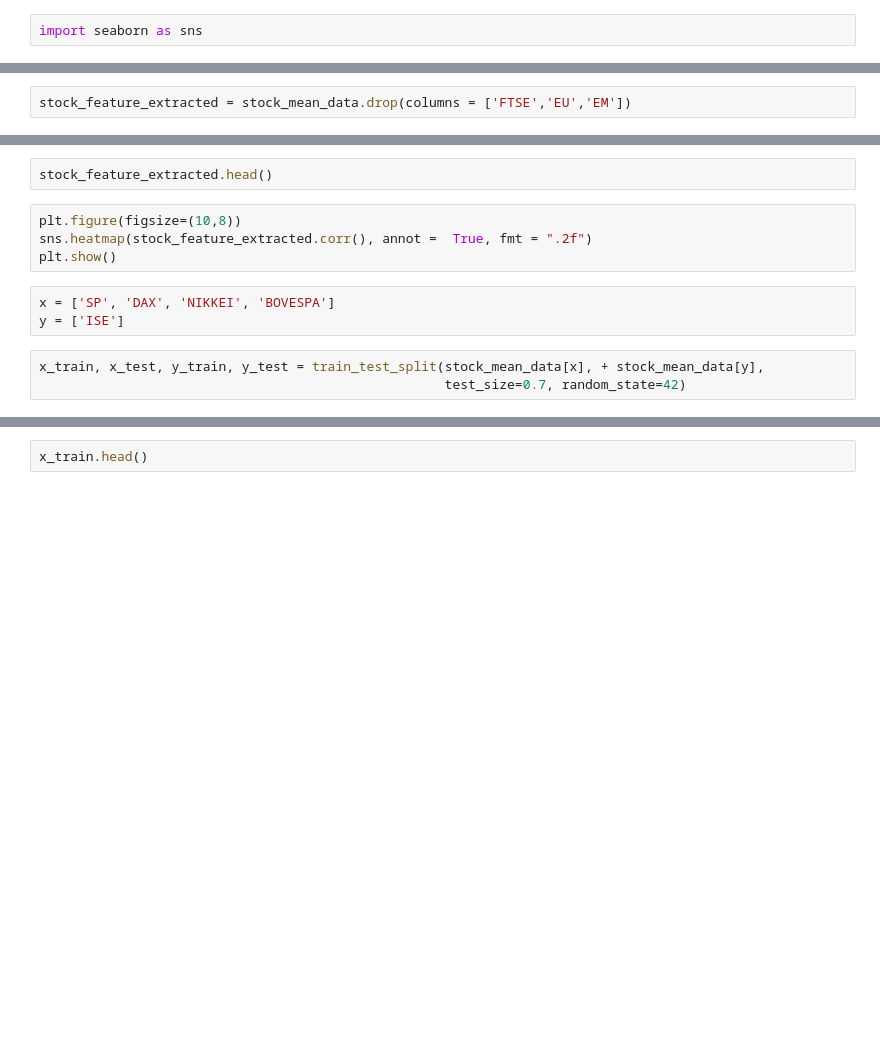
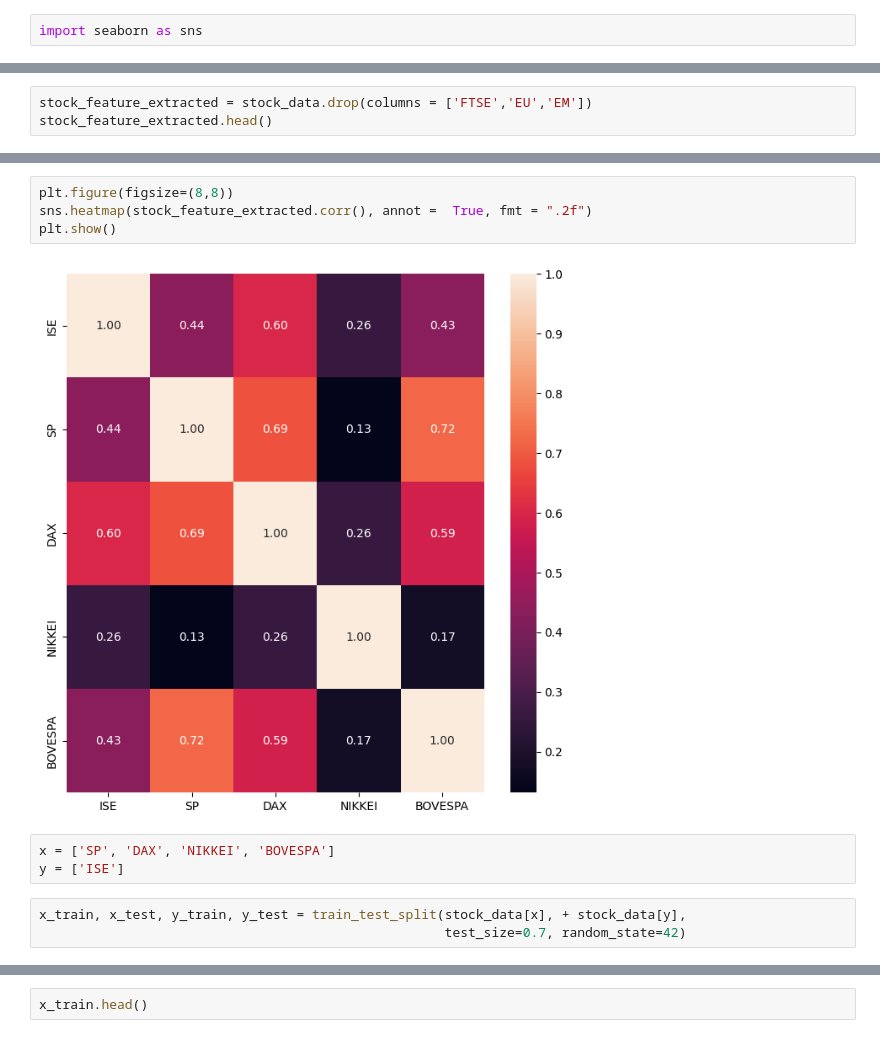
Before and after one commit to RaghavendhraRao/stock_market_prediction_ISE_DSFP, a Jupyter notebook: ds_final_proj_stock_market_colab.ipynb, the cells around one changed output, grey strips where cells are left out. Drawn from its saved outputs; the diff is of its cells as text; blank space fills up the shorter version.

```diff
--- a/ds_final_proj_stock_market_colab.ipynb
+++ b/ds_final_proj_stock_market_colab.ipynb
@@ -454,2 +430,3 @@ plt.show()
 # %%
-stock_feature_extracted = stock_mean_data.drop(columns = ['FTSE','EU','EM'])
+stock_feature_extracted = stock_data.drop(columns = ['FTSE','EU','EM'])
+stock_feature_extracted.head()
@@ -456,12 +441,12 @@ stock_feature_extracted = stock_mean_data.drop(columns = ['FTSE','EU','EM'])
-# %%
-stock_feature_extracted.head()
 # %%
-plt.figure(figsize=(10,8))
+plt.figure(figsize=(8,8))
 sns.heatmap(stock_feature_extracted.corr(), annot =  True, fmt = ".2f")
 plt.show()
+# %% [output]
+[figure, added]
 # %%
 x = ['SP', 'DAX', 'NIKKEI', 'BOVESPA']
 y = ['ISE']
 # %%
-x_train, x_test, y_train, y_test = train_test_split(stock_mean_data[x], + stock_mean_data[y],
+x_train, x_test, y_train, y_test = train_test_split(stock_data[x], + stock_data[y],
                                                     test_size=0.7, random_state=42)
```
Also changed, not shown: parts of 48 cells of this notebook.
